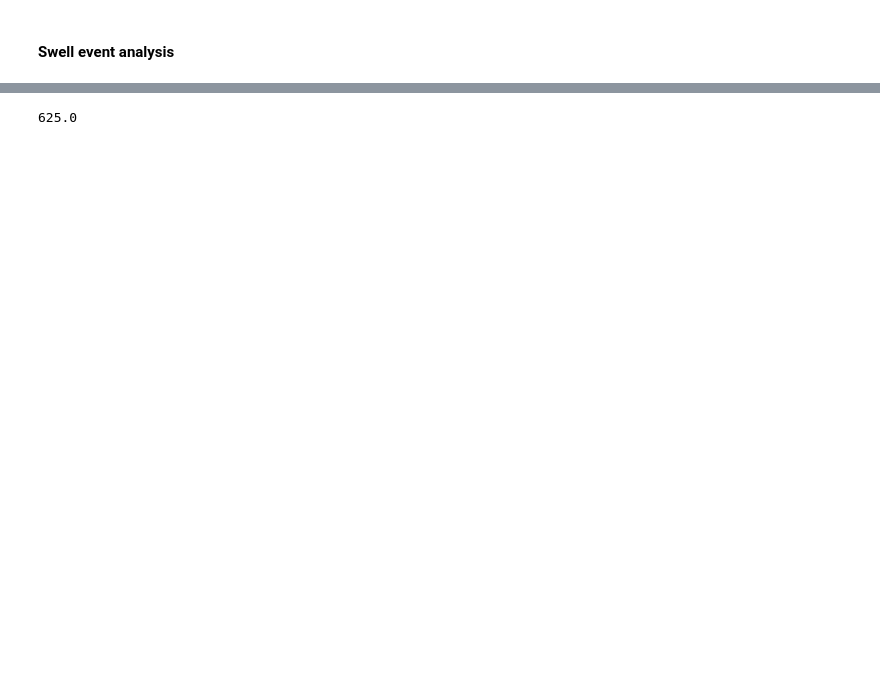
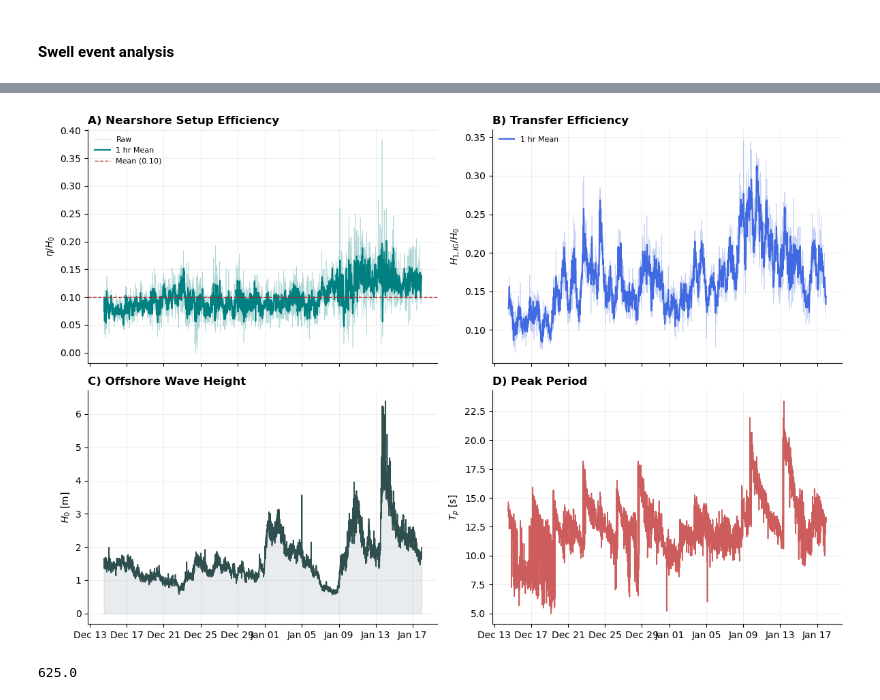
Before and after one commit to isidora-rojas/PILOT_Mokuleia, a Jupyter notebook: 2026_Mark_Meetings/2026-01-14.ipynb, the cells around one changed output, grey strips where cells are left out. Drawn from its saved outputs; the diff is of its cells as text; code cells hidden in the pictures; blank space fills up the shorter version.

```diff
--- a/2026_Mark_Meetings/2026-01-14.ipynb
+++ b/2026_Mark_Meetings/2026-01-14.ipynb
@@ -360,3 +400,58 @@ plt.show()
+# %%
+
+
+# Create 2x2 grid
+fig, axes = plt.subplots(2, 2, figsize=(12, 8), sharex=True)
+
+# Flatten or index into the 2D array:
+# [0,0] = Top Left  | [0,1] = Top Right
+# [1,0] = Bot Left  | [1,1] = Bot Right
+ax1, ax2 = axes[0, 0], axes[0, 1]
+ax3, ax4 = axes[1, 0], axes[1, 1]
+
+# --- PANEL A: Setup Efficiency (Top Left) ---
+ax1.plot(swell_event.index, swell_event['setup_efficiency'],
+         color='teal', lw=0.5, alpha=0.3, label='Raw')
+ax1.plot(swell_event.index, swell_event['setup_smooth'],
+         color='teal', lw=1.5, label='1 hr Mean')
+ax1.axhline(swell_event['setup_efficiency'].mean(), color='firebrick',
+            ls='--', lw=1, label=f"Mean ({swell_event['setup_efficiency'].mean():.2f})")
+ax1.set_ylabel(r'$\eta / H_0$')
+ax1.set_title('A) Nearshore Setup Efficiency', loc='left', fontweight='bold')
+
+# --- PANEL B: Transfer Efficiency (Top Right) ---
+ax2.plot(swell_event.index, swell_event['transfer_efficiency'],
+         color='royalblue', lw=0.5, alpha=0.3)
+ax2.plot(swell_event.index, swell_event['transfer_smooth'],
+         color='royalblue', lw=1.5, label='1 hr Mean')
+ax2.set_ylabel('$H_{1,IG} / H_0$')
+ax2.set_title('B) Transfer Efficiency', loc='left', fontweight='bold')
+
+# --- PANEL C: Wave Height (Bottom Left) ---
+ax3.fill_between(swell_event.index, swell_event['H0'], color='slategray', alpha=0.15)
+ax3.plot(swell_event.index, swell_event['H0'], color='darkslategrey', lw=1.2)
+ax3.set_ylabel('$H_0$ [m]')
+ax3.set_title('C) Offshore Wave Height', loc='left', fontweight='bold')
+
+# --- PANEL D: Peak Period (Bottom Right) ---
+ax4.plot(swell_event.index, swell_event['Tp'], color='indianred', lw=1.2)
+ax4.set_ylabel('$T_p$ [s]')
+ax4.set_title('D) Peak Period', loc='left', fontweight='bold')
+
+# --- Global Refinement ---
+for ax in axes.flat:
+    ax.grid(True, linestyle='-', alpha=0.2)
+    ax.spines['top'].set_visible(False)
+    ax.spines['right'].set_visible(False)
+    ax.legend(frameon=False, loc='upper left', fontsize=8)
+    # Ensure both bottom plots show dates since sharex=True only
+    # automatically handles the bottom-most row in a single column
+    ax.xaxis.set_major_formatter(mdates.DateFormatter('%b %d'))
+
+plt.tight_layout()
+plt.show()
+# %% [output]
+[figure, added]
 # %%
 7500/12
 # %% [output]
```
Also changed, not shown: parts of 8 cells of this notebook.
